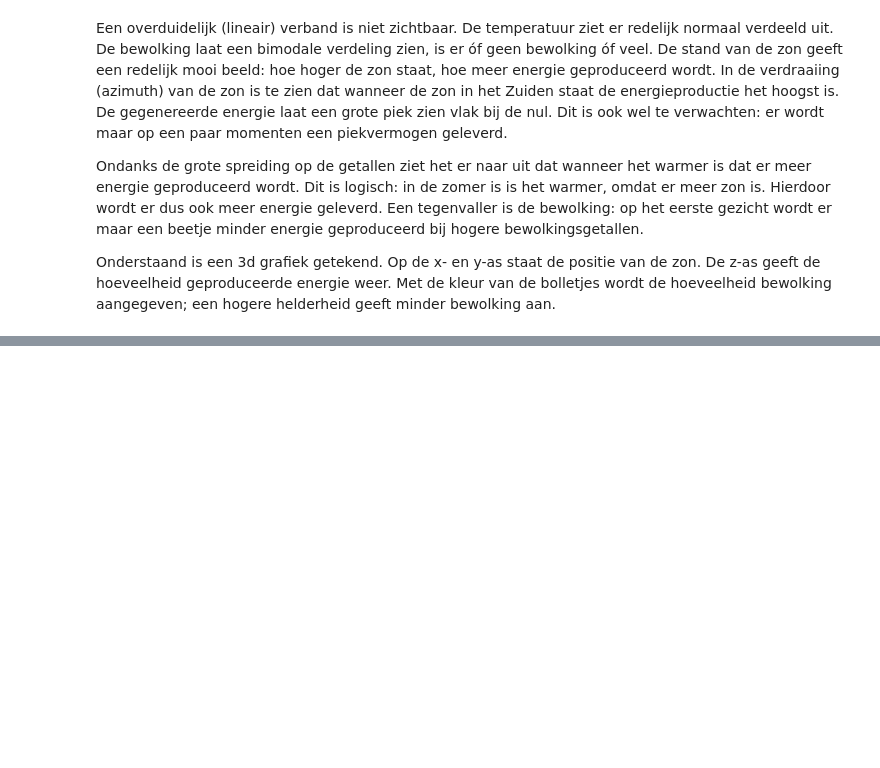
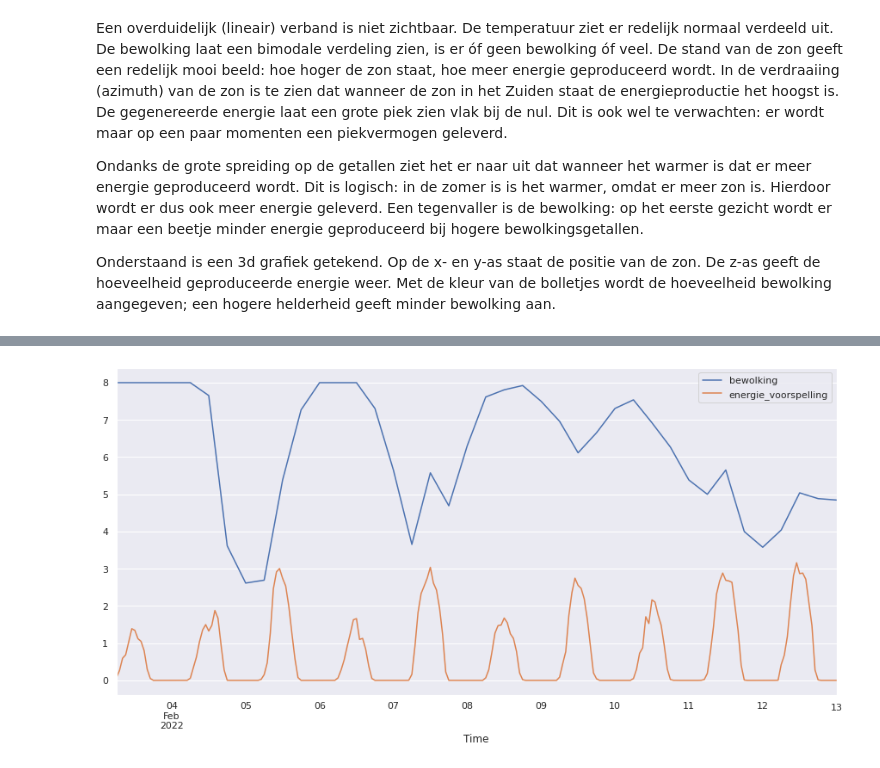
Before and after one commit to bosgnoom/data-engineer-eindopdracht, a Jupyter notebook: data_analyse.ipynb, the cells around one changed output, grey strips where cells are left out. Saved outputs shown, nothing was run; the diff lists cells and outputs as text; code cells hidden in the pictures; blank space fills up the shorter version.

```diff
--- a/data_analyse.ipynb
+++ b/data_analyse.ipynb
@@ -213,0 +210,34 @@ voorspelling pas opslaan 6 uur na KNMI weersvoorspelling (ivm verversen KNMI dat
+# %%
+import pysolar
+
+# Database inlezen
+conn = sqlite3.connect("voorspelling.db")
+voorspelling = pd.read_sql('SELECT * FROM voorspelling', conn)
+
+# Tijd omzetten naar DateTime
+# Toch gek dat dit niet standaard gebeurd... (SQLite3 beperking als ik het goed heb...)
+voorspelling["Time"] = pd.to_datetime(voorspelling["Tijdstip"])
+voorspelling.drop(columns=["Tijdstip"], inplace=True)
+voorspelling.set_index("Time", inplace=True)
+
+# KNMI geeft per 6 uur voorspelling, interpoleren naar per uur
+voorspelling = voorspelling.resample("1H").interpolate(method="linear")
+
+# Info stand zon toevoegen
+voorspelling["solar_altitude"] = pysolar.solar.get_altitude_fast(51.2, 6, voorspelling.index)
+voorspelling["solar_azimuth"] = pysolar.solar.get_azimuth_fast(51.2, 6, voorspelling.index)
+
+# Voorspelling energie berekenen:
+# - Selecteren
+# - Transformeren (standardscaler)
+# - Prognosticeren (rijmt lekker)
+X = voorspelling[["temperatuur", "bewolking", "solar_altitude", "solar_azimuth"]]
+X = scaler.fit_transform(X)
+# Energie per kWh, niet per Wh
+voorspelling["energie_voorspelling"] = knn_model.predict(X) / 1000
+
+# Verwachting voor de komende dagen laten zien
+fig, ax = plt.subplots(figsize=(15, 7))
+voorspelling[["bewolking", "energie_voorspelling"]].plot(ax=ax);
+# %% [output]
+[figure, added]
```
Also changed, not shown: parts of 16 cells of this notebook, 3 other files.
